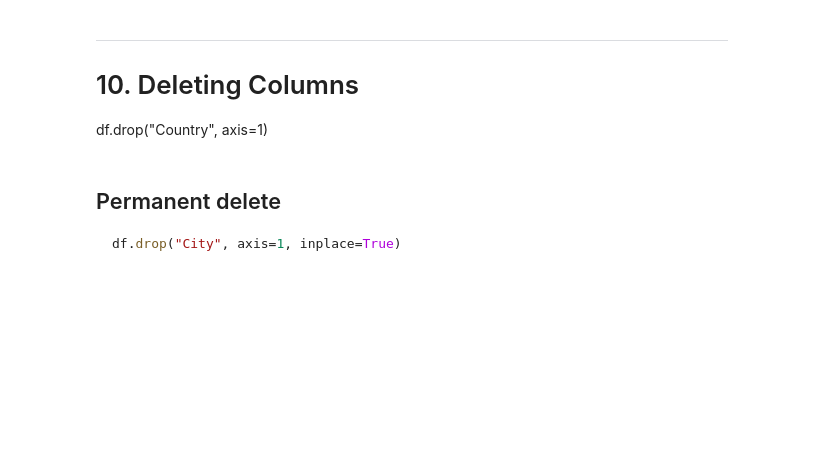
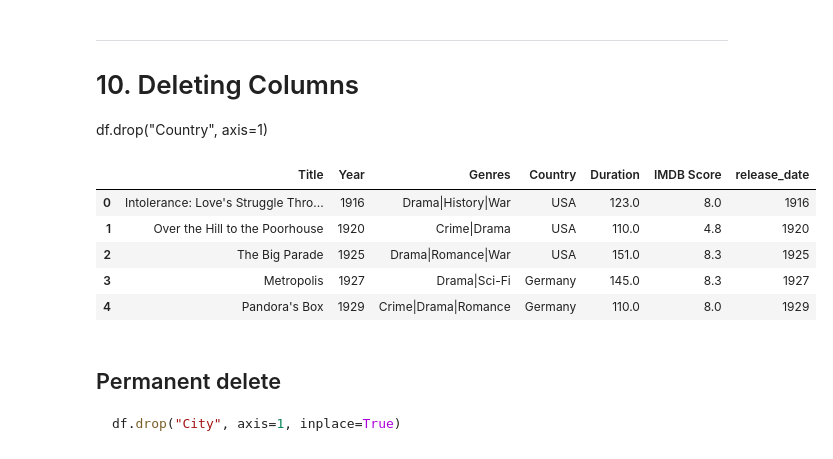
Before and after one commit to gauravkumar902704/AI-Mastery, a Jupyter notebook: 1. Python/4. Libraries/2. Pandas/1. Pandas_Tutorial.ipynb, the cells around one changed output. Saved outputs shown, nothing was run; the diff lists cells and outputs as text; code cells hidden in the pictures; blank space fills up the shorter version.

```diff
--- a/1. Python/4. Libraries/2. Pandas/1. Pandas_Tutorial.ipynb
+++ b/1. Python/4. Libraries/2. Pandas/1. Pandas_Tutorial.ipynb
@@ -472,3 +420,19 @@ df.loc[2,"Title"]
 # 8. Adding Columns
 
 df["City"] = ["USA","Germany"]
+# %%
+df["release_date"] = [
+    1916,
+    1920,
+    1925,
+    1927,
+    1929
+]
+# %%
+df["language"] = [
+    None,
+    None,
+    None,
+    "German",
+    "German"
+]
@@ -479,3 +445,6 @@ df["City"] = ["USA","Germany"]
 # 9. Updating Data
 
 df.loc[0,"Year"] = 2000
+# %%
+df.loc[[0,1,2,3,4],"Year"] = [1916, 1920, 1925, 1927, 1929]
+df["Year"] = df["Year"].astype(int)
@@ -485,6 +456,17 @@ df.loc[0,"Year"] = 2000
 # 10. Deleting Columns
 
 df.drop("Country", axis=1)
+# %%
+df.drop("language", axis=1, inplace=True)
+# %%
+df
+# %% [output]
+|  | Title | Year | Genres | Country | Duration | IMDB Score | release_date |
+| 0 | Intolerance: Love's Struggle Thro... | 1916 | Drama|History|War | USA | 123.0 | 8.0 | 1916 |
+| 1 | Over the Hill to the Poorhouse | 1920 | Crime|Drama | USA | 110.0 | 4.8 | 1920 |
+| 2 | The Big Parade | 1925 | Drama|Romance|War | USA | 151.0 | 8.3 | 1925 |
+| 3 | Metropolis | 1927 | Drama|Sci-Fi | Germany | 145.0 | 8.3 | 1927 |
+| 4 | Pandora's Box | 1929 | Crime|Drama|Romance | Germany | 110.0 | 8.0 | 1929 |
 # %% [markdown]
 ## Permanent delete
 
```
Also changed, not shown: parts of 34 cells of this notebook, 9 other files.
